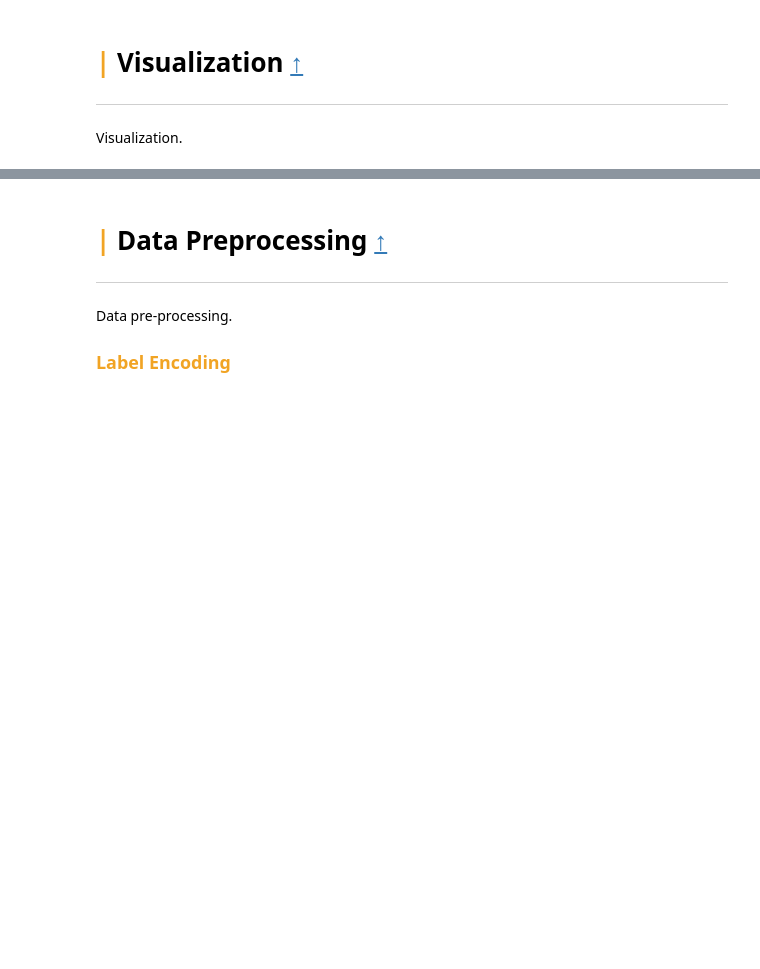
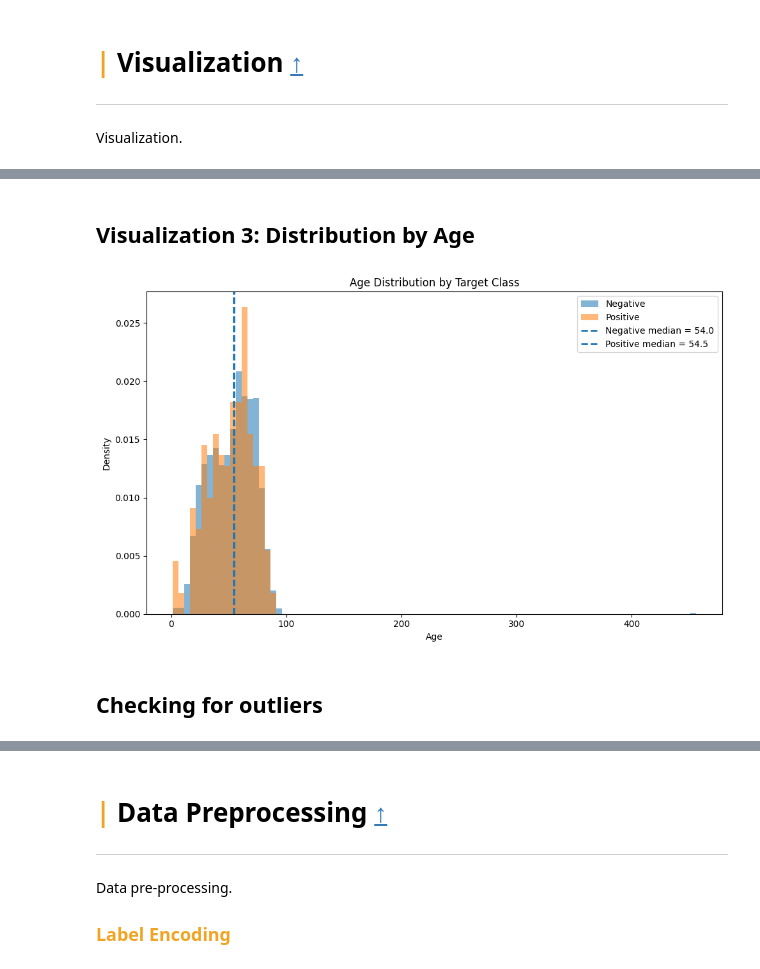
Before and after one commit to Gearlock/Thyroid-Disease-Risk-Datascience-Project, a Jupyter notebook: cs506-thyroid-cancer-prediction-project.ipynb, the cells around one changed output, grey strips where cells are left out. Cells and saved outputs as stored; diff of their text form; code cells hidden in the pictures; blank space fills up the shorter version.

```diff
--- a/cs506-thyroid-cancer-prediction-project.ipynb
+++ b/cs506-thyroid-cancer-prediction-project.ipynb
@@ -139,0 +274,48 @@ Visualization.
+# %% [markdown]
+## Visualization 3: Distribution by Age
+# %%
+age_df = df[df["age"].notna() & df["target_encoded"].notna()].copy()
+
+negative_age = age_df.loc[age_df["target_encoded"] == 0, "age"]
+positive_age = age_df.loc[age_df["target_encoded"] == 1, "age"]
+
+bins = np.arange(np.floor(age_df["age"].min()), np.ceil(age_df["age"].max()) + 5, 5)
+fig, ax = plt.subplots(figsize=(10, 6))
+ax.hist(
+    negative_age,
+    bins=bins,
+    density=True,
+    alpha=0.55,
+    label="Negative"
+)
+ax.hist(
+    positive_age,
+    bins=bins,
+    density=True,
+    alpha=0.55,
+    label="Positive"
+)
+ax.axvline(
+    negative_age.median(),
+    linestyle="--",
+    linewidth=2,
+    label=f"Negative median = {negative_age.median():.1f}"
+)
+ax.axvline(
+    positive_age.median(),
+    linestyle="--",
+    linewidth=2,
+    label=f"Positive median = {positive_age.median():.1f}"
+)
+
+ax.set_title("Age Distribution by Target Class")
+ax.set_xlabel("Age")
+ax.set_ylabel("Density")
+ax.legend()
+
+plt.tight_layout()
+plt.show()
+# %% [output]
+[figure, added]
+# %% [markdown]
+## Checking for outliers
```
Also changed, not shown: parts of 29 cells of this notebook.
